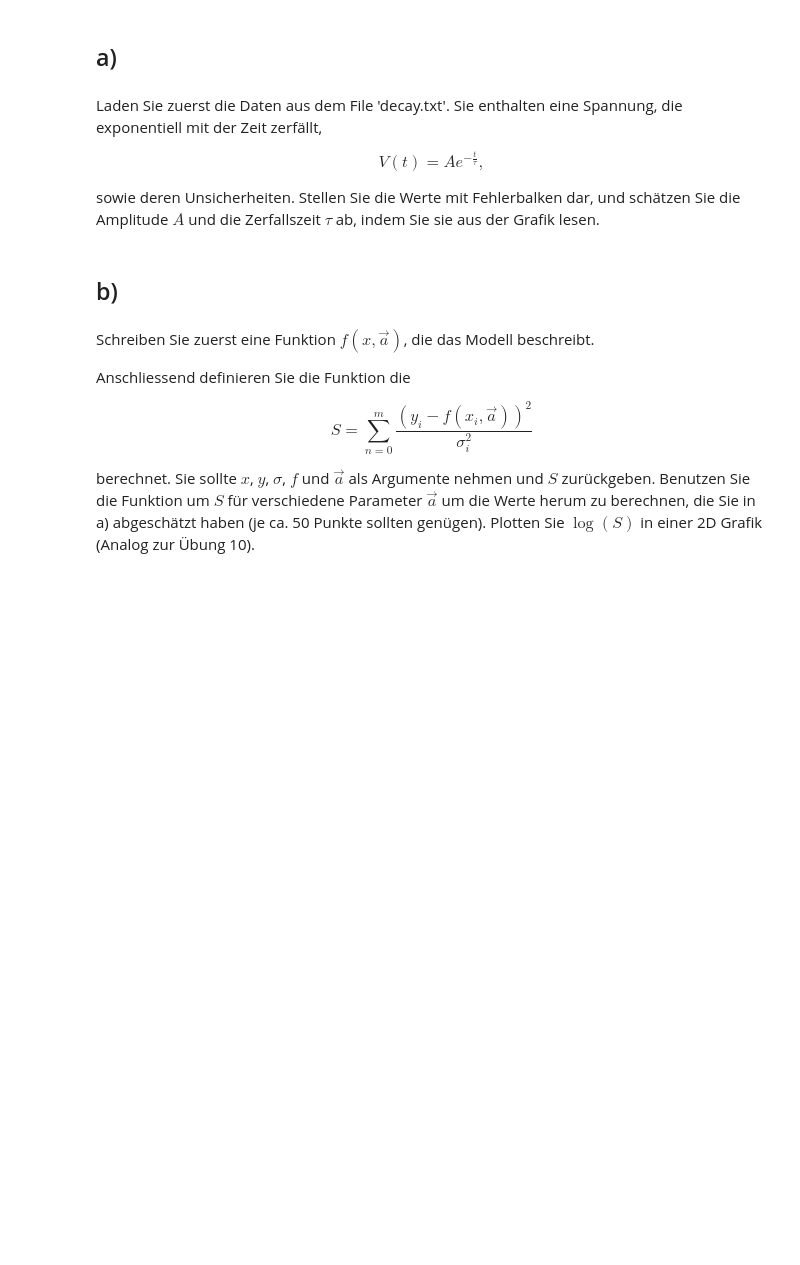
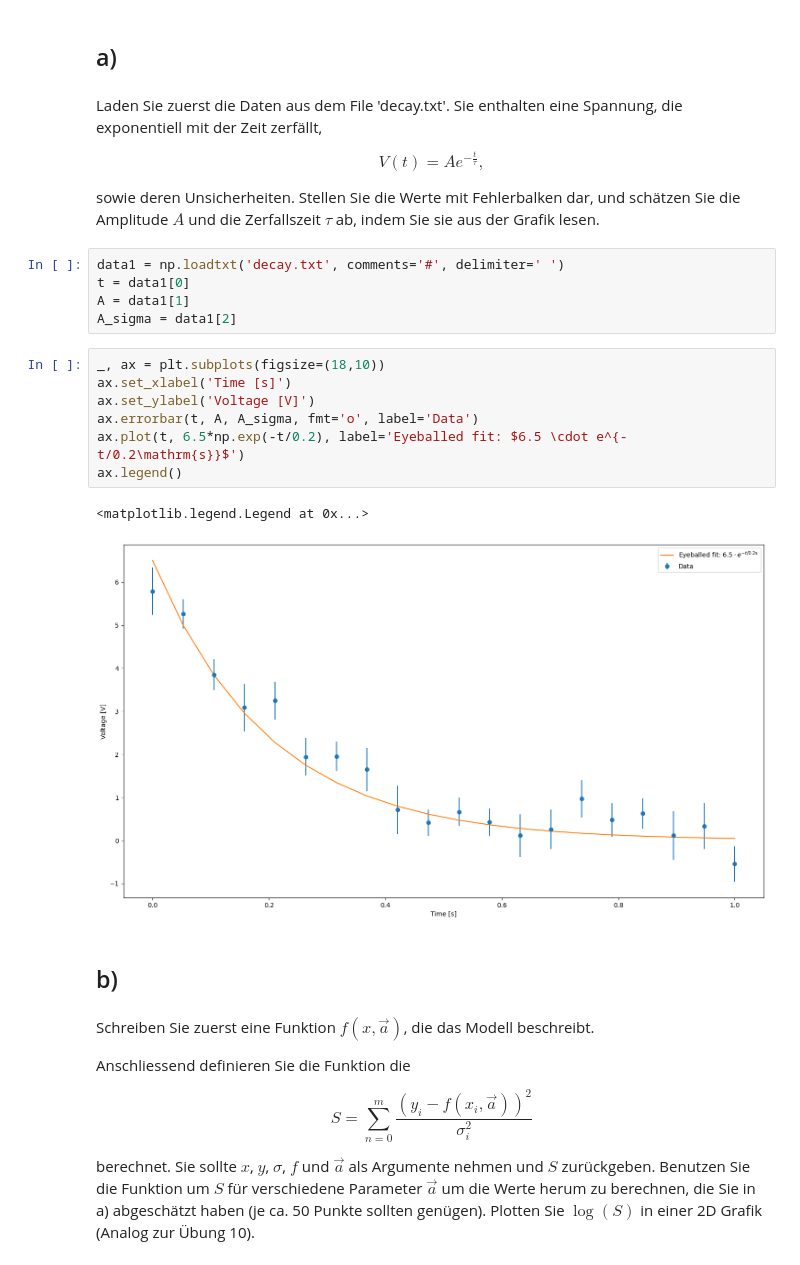
Before and after one commit to fflopsi/datenanalyse, a Jupyter notebook: exercises/11/Aufgabenblatt_11.ipynb, the cells around one changed output. Cells and saved outputs as stored; diff of their text form; blank space fills up the shorter version.

```diff
--- a/exercises/11/Aufgabenblatt_11.ipynb
+++ b/exercises/11/Aufgabenblatt_11.ipynb
@@ -29,6 +29,21 @@ Laden Sie zuerst die Daten aus dem File 'decay.txt'. Sie enthalten eine Spannung
 $$ V(t) = Ae^{-\frac{t}{\tau}},$$
 
 sowie deren Unsicherheiten. Stellen Sie die Werte mit Fehlerbalken dar, und schätzen Sie die Amplitude $A$ und die Zerfallszeit $\tau$  ab, indem Sie sie aus der Grafik lesen.
+# %%
+data1 = np.loadtxt('decay.txt', comments='#', delimiter=' ')
+t = data1[0]
+A = data1[1]
+A_sigma = data1[2]
+# %%
+_, ax = plt.subplots(figsize=(18,10))
+ax.set_xlabel('Time [s]')
+ax.set_ylabel('Voltage [V]')
+ax.errorbar(t, A, A_sigma, fmt='o', label='Data')
+ax.plot(t, 6.5*np.exp(-t/0.2), label='Eyeballed fit: $6.5 \cdot e^{-t/0.2\mathrm{s}}$')
+ax.legend()
+# %% [output]
+<matplotlib.legend.Legend at 0x...>
+[figure, added]
 # %% [markdown]
 ## b)
 # %% [markdown]
```
Also changed, not shown: parts of 10 cells of this notebook.
